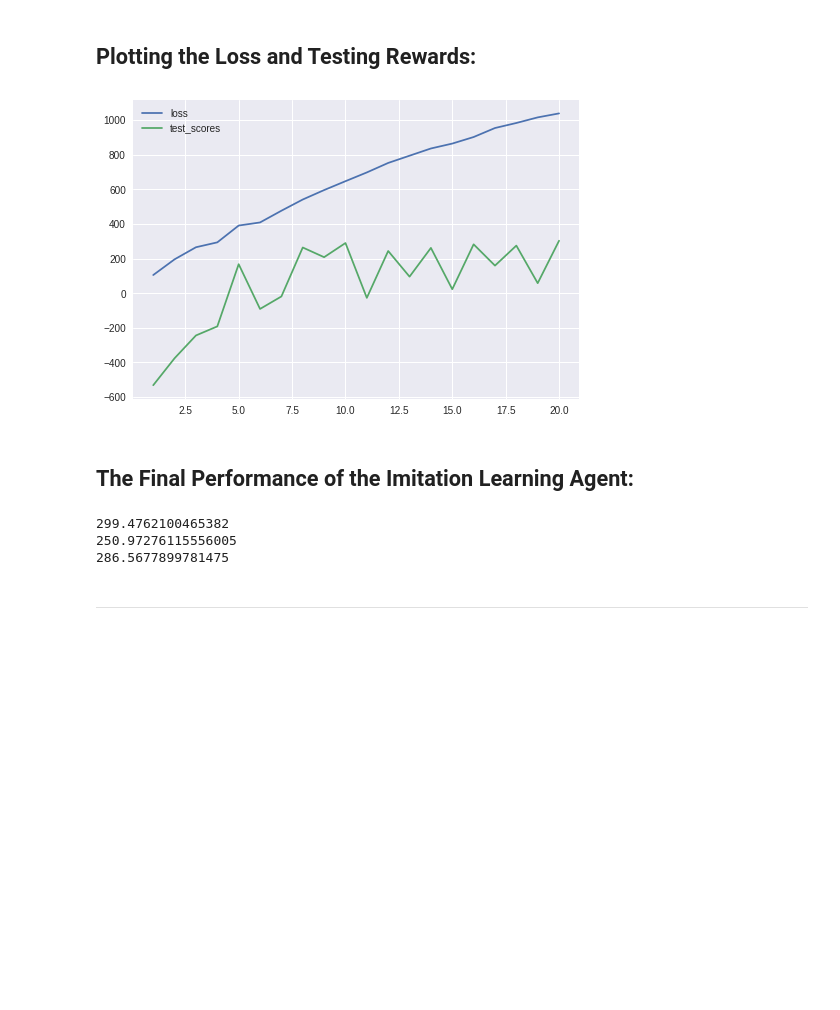
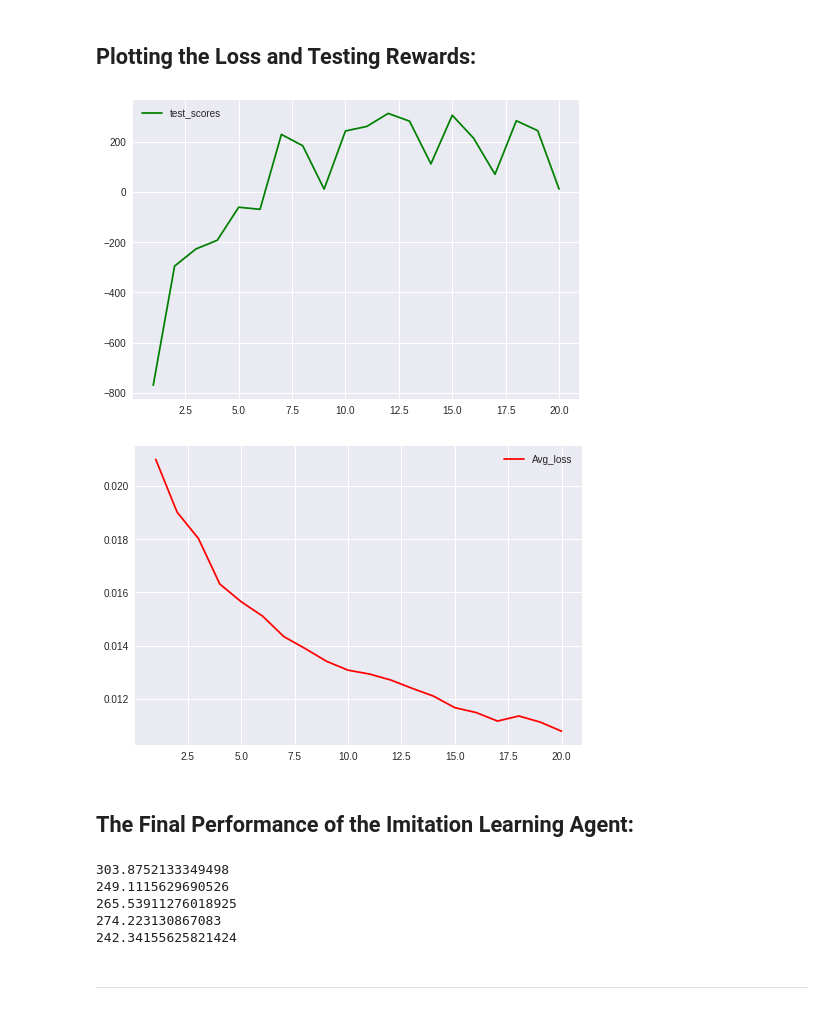
Before and after one commit to FredAmouzgar/ImitationLearning, a Jupyter notebook: DAGGER.ipynb, the cells around one changed output. Saved outputs shown, nothing was run; the diff lists cells and outputs as text; code cells hidden in the pictures; blank space fills up the shorter version.

Commit message:
Average loss fixed

```diff
--- a/DAGGER.ipynb
+++ b/DAGGER.ipynb
@@ -10,13 +10,10 @@ Source: DAGGER paper <a href="https://arxiv.org/abs/1011.0686">A Reduction of Im
 import torch
 import torch.nn as nn
 import torch.nn.functional as F
-from collections import deque
+from torch.utils.data import TensorDataset, DataLoader
 import numpy as np
-import torch
-import gym
-import time, random
+import time, random, gym
 from tqdm import tqdm
-from torch.utils.data import TensorDataset, DataLoader
 
 device = torch.device("cuda:0" if torch.cuda.is_available() else "cpu")
 
@@ -34,15 +31,12 @@ action_size = env.action_space.n
 state_size = env.observation_space.shape[0]
 
 class Network(nn.Module):
-    """Actor (Policy) Model."""
-
     def __init__(self, state_size, action_size):
         """Initialize parameters and build model.
         Params
         ======
             state_size (int): Dimension of each state
             action_size (int): Dimension of each action
-            seed (int): Random seed
         """
         super(Network, self).__init__()
         self.fc1 = nn.Linear(state_size, 64)
@@ -51,21 +45,17 @@ class Network(nn.Module):
 
     def forward(self, state):
         """Builds a network that maps state -> action values."""
-        #pass
         x = F.relu(self.fc1(state))
         x = F.relu(self.fc2(x))
         return self.fc3(x)
 
 class LearnerNetwork(nn.Module):
-    """Actor (Policy) Model."""
-
     def __init__(self, state_size, action_size): #, seed):
         """Initialize parameters and build model.
         Params
         ======
             state_size (int): Dimension of each state
             action_size (int): Dimension of each action
-            seed (int): Random seed
         """
         super(LearnerNetwork, self).__init__()
         self.fc1 = nn.Linear(state_size, 64)
@@ -73,7 +63,6 @@ class LearnerNetwork(nn.Module):
 
     def forward(self, state):
         """Builds a network that maps state -> action values."""
-        #pass
         x = F.relu(self.fc1(state))
         return self.fc2(x)
 # %% [output]
@@ -138,7 +127,6 @@ def test_agent(agent, env, epochs=1):
             if done:
                 break
         #print(f"Score:{score}")
-    time.sleep(1)
     env.close() # closing the environment
     return score
 # %% [markdown]
@@ -170,13 +158,14 @@ def train_learner(learner, X, y, optim):
         loss.backward()
         optim.step()
     #print("# LOSS:", loss_sum)
-    return loss_sum
+    return loss_sum / X.shape[0]  # returning average loss
 
 T = 5000  # @param: ['1000', '5000']
 N = 20  # @param: ['20', '25']
 Beta_base = 0.9  # @param: ['0.5', '0.9']
 D_states = None
 loss = 'Unknown'
+learner_best_score = None
 testing_scores, losses = [], []
 optimizer = torch.optim.Adam(learner.parameters(), lr=0.001)
 episode_loop = tqdm(range(1, N + 1), desc="Episode 0 | Avg Score: None", leave=False)
@@ -216,36 +205,47 @@ for i in episode_loop:
     #print(D_states.shape, D_actions.shape)
     #print(f"Score:{score}")
     episode_loop.set_description_str('Episode {} | Beta: {:.5f} | loss: {:.3f}| Testing ...'.format(i, Beta, loss))
+
     score = test_agent(agent=learner, env=env, epochs=1)
+    if learner_best_score and score > learner_best_score:
+        torch.save(learner, "dagger_agent.pth")
+    learner_best_score = score if not None or score > learner_best_score else learner_best_score
     testing_scores.append(score)
+
     episode_loop.set_description_str('Episode {} | Beta: {:.5f} | loss: {:.3f}| Test score: {:.3f}'.format(i, Beta, loss, score))
     time.sleep(2)
-time.sleep(1)
-torch.save(learner, "dagger_agent.pth")
+#torch.save(learner, "dagger_agent.pth")
 env.close() # closing the environment
 # %% [markdown]
 ## Plotting the Loss and Testing Rewards:
 # %%
 import matplotlib.pyplot as plt
 plt.style.use("seaborn")
 
 losses, testing_scores = np.array(losses), np.array(testing_scores)
-plt.plot(range(1,len(losses)+1), losses, label="loss")
-plt.plot(range(1,len(testing_scores)+1), testing_scores, label="test_scores")
+
+plt.plot(range(1,len(testing_scores)+1), testing_scores, label="test_scores", color="green")
 plt.legend()
 plt.show()
+
+plt.plot(range(1,len(losses)+1), losses, label="Avg_loss", color="red")
+plt.legend()
+plt.show()
 # %% [output]
-[figure, old version]
+[figure, new version]
+[figure, added]
 # %% [markdown]
 ## The Final Performance of the Imitation Learning Agent:
 # %%
 learner = torch.load("dagger_agent.pth")
-for _ in range(3):
+for _ in range(5):
     reward = test_agent(agent=learner, env=env)
     print(reward)
 # %% [output]
-299.4762100465382
-250.97276115556005
-286.5677899781475
+303.8752133349498
+249.1115629690526
+265.53911276018925
+274.223130867083
+242.34155625821424
 # %% [markdown]
 <hr>
```
Also changed, not shown: parts of 3 cells of this notebook.
